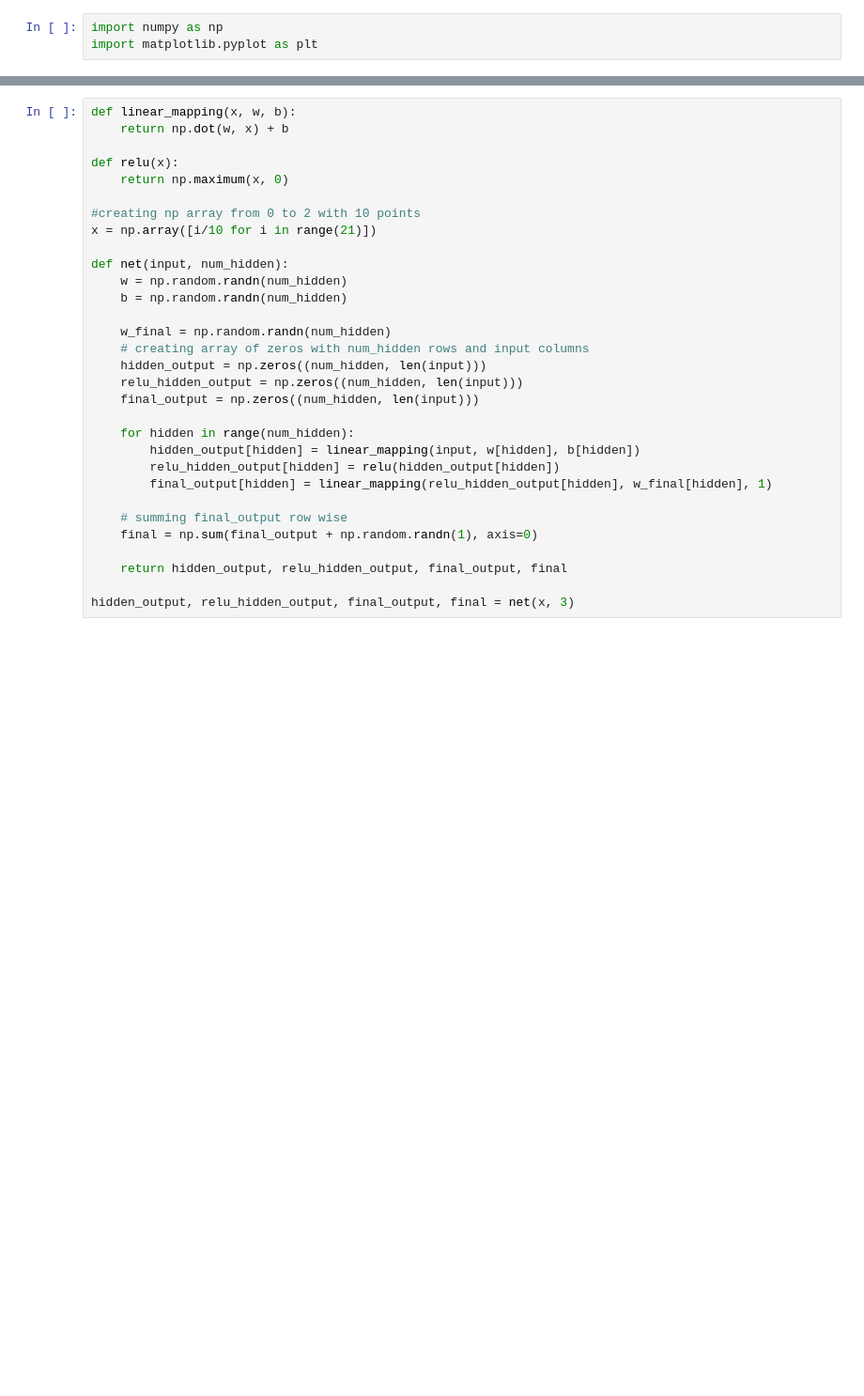
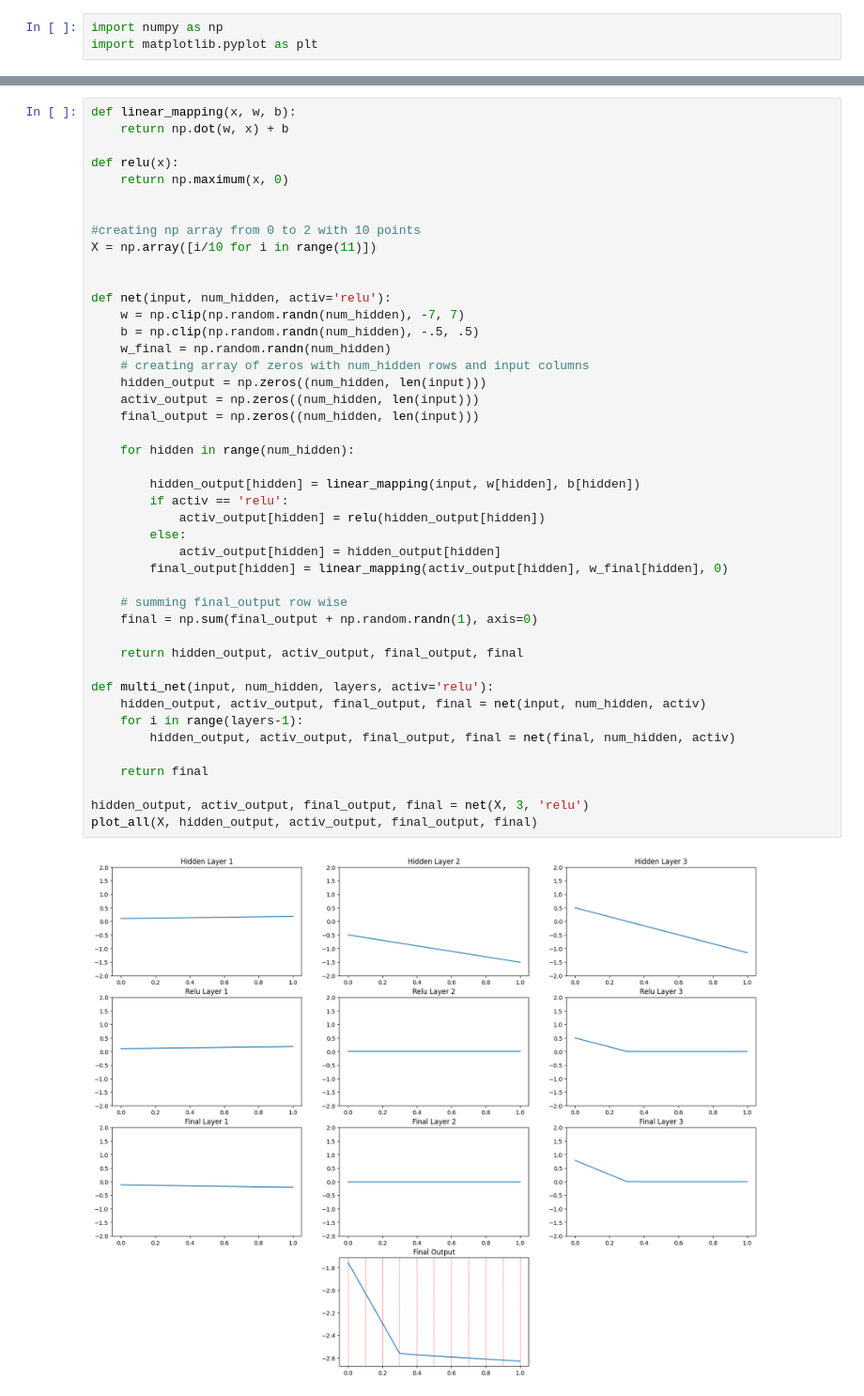
Before and after one commit to RobertoMav/UDDL, a Jupyter notebook: shallow_net.ipynb, the cells around one changed output, grey strips where cells are left out. Shown at 94% size. Cells and saved outputs as stored; diff of their text form; blank space fills up the shorter version.

```diff
--- a/shallow_net.ipynb
+++ b/shallow_net.ipynb
@@ -4,31 +60,46 @@ import matplotlib.pyplot as plt
 # %%
 def linear_mapping(x, w, b):
     return np.dot(w, x) + b
 
 def relu(x):
     return np.maximum(x, 0)
 
+
 #creating np array from 0 to 2 with 10 points
-x = np.array([i/10 for i in range(21)])
+X = np.array([i/10 for i in range(11)])
 
-def net(input, num_hidden):
-    w = np.random.randn(num_hidden)
-    b = np.random.randn(num_hidden)
 
+def net(input, num_hidden, activ='relu'):
+    w = np.clip(np.random.randn(num_hidden), -7, 7)
+    b = np.clip(np.random.randn(num_hidden), -.5, .5)
     w_final = np.random.randn(num_hidden)
     # creating array of zeros with num_hidden rows and input columns
     hidden_output = np.zeros((num_hidden, len(input)))
-    relu_hidden_output = np.zeros((num_hidden, len(input)))
+    activ_output = np.zeros((num_hidden, len(input)))
     final_output = np.zeros((num_hidden, len(input)))
 
     for hidden in range(num_hidden):
+
         hidden_output[hidden] = linear_mapping(input, w[hidden], b[hidden])
-        relu_hidden_output[hidden] = relu(hidden_output[hidden])
-        final_output[hidden] = linear_mapping(relu_hidden_output[hidden], w_final[hidden], 1)
+        if activ == 'relu':
+            activ_output[hidden] = relu(hidden_output[hidden])
+        else:
+            activ_output[hidden] = hidden_output[hidden]
+        final_output[hidden] = linear_mapping(activ_output[hidden], w_final[hidden], 0)
 
     # summing final_output row wise
     final = np.sum(final_output + np.random.randn(1), axis=0)
 
-    return hidden_output, relu_hidden_output, final_output, final
+    return hidden_output, activ_output, final_output, final
 
-hidden_output, relu_hidden_output, final_output, final = net(x, 3)
+def multi_net(input, num_hidden, layers, activ='relu'):
+    hidden_output, activ_output, final_output, final = net(input, num_hidden, activ)
+    for i in range(layers-1):
+        hidden_output, activ_output, final_output, final = net(final, num_hidden, activ)
+
+    return final
+
+hidden_output, activ_output, final_output, final = net(X, 3, 'relu')
+plot_all(X, hidden_output, activ_output, final_output, final)
+# %% [output]
+[figure, added]
```
Also changed, not shown: parts of 4 cells of this notebook.
